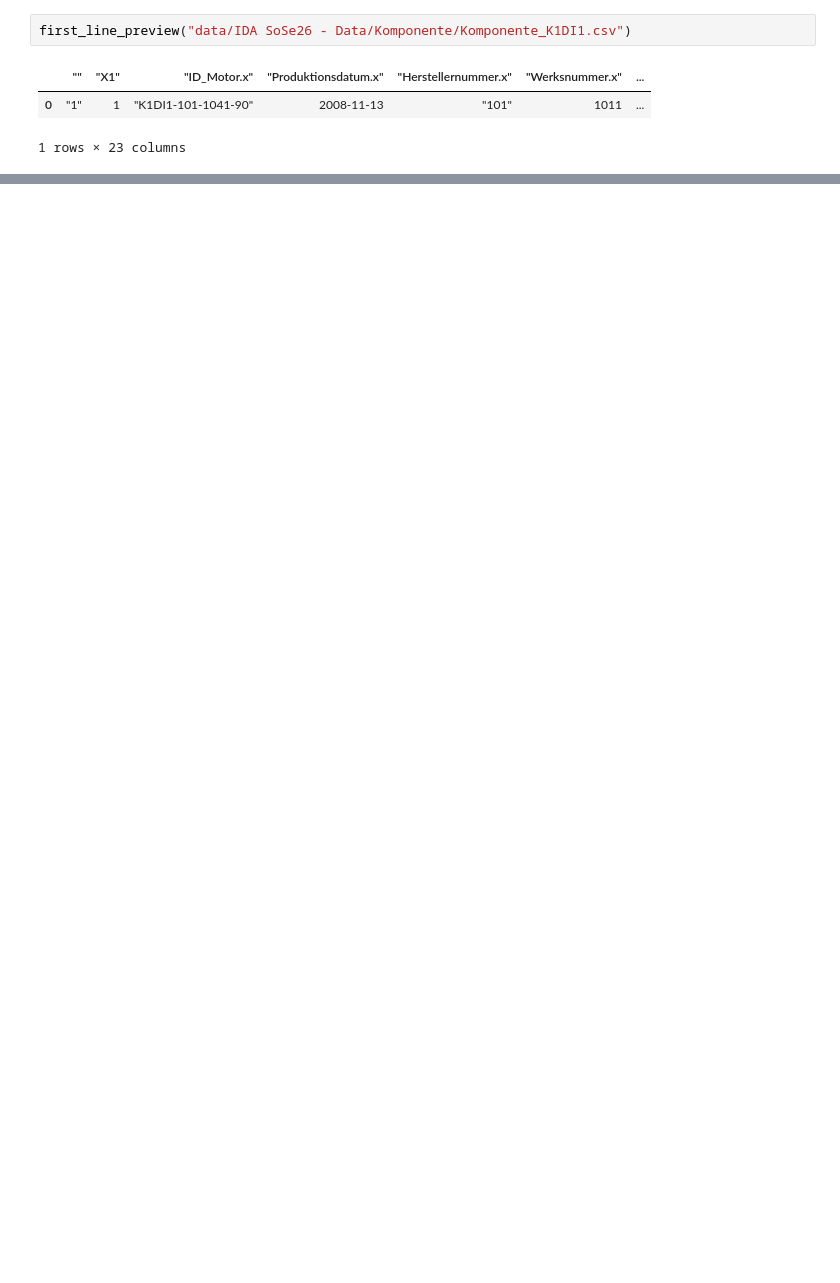
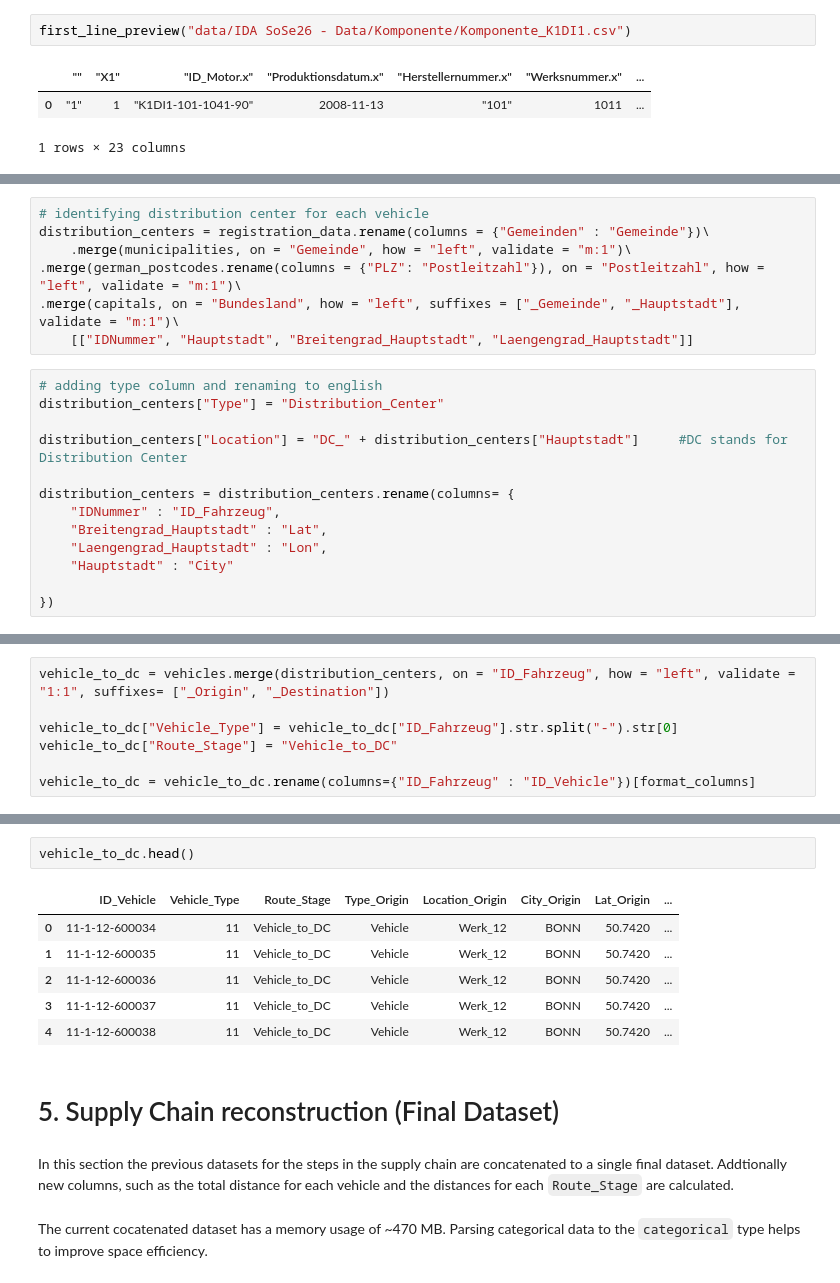
Before and after one commit to Kian7667/Car_Supply_Chain_Analysis, a Jupyter notebook: SoSe26_Case_Study_Group_11.ipynb, the cells around one changed output, grey strips where cells are left out. Drawn from its saved outputs; the diff is of its cells as text; blank space fills up the shorter version.

```diff
--- a/SoSe26_Case_Study_Group_11.ipynb
+++ b/SoSe26_Case_Study_Group_11.ipynb
@@ -366,0 +1461,20 @@ engine_k1di1_path = "data/IDA SoSe26 - Data/Komponente_K1DI1.csv"
+# %%
+# identifying distribution center for each vehicle
+distribution_centers = registration_data.rename(columns = {"Gemeinden" : "Gemeinde"})\
+    .merge(municipalities, on = "Gemeinde", how = "left", validate = "m:1")\
+.merge(german_postcodes.rename(columns = {"PLZ": "Postleitzahl"}), on = "Postleitzahl", how = "left", validate = "m:1")\
+.merge(capitals, on = "Bundesland", how = "left", suffixes = ["_Gemeinde", "_Hauptstadt"], validate = "m:1")\
+    [["IDNummer", "Hauptstadt", "Breitengrad_Hauptstadt", "Laengengrad_Hauptstadt"]]
+# %%
+# adding type column and renaming to english
+distribution_centers["Type"] = "Distribution_Center"
+
+distribution_centers["Location"] = "DC_" + distribution_centers["Hauptstadt"]     #DC stands for Distribution Center
+
+distribution_centers = distribution_centers.rename(columns= {
+    "IDNummer" : "ID_Fahrzeug",
+    "Breitengrad_Hauptstadt" : "Lat",
+    "Laengengrad_Hauptstadt" : "Lon",
+    "Hauptstadt" : "City"
+
+})
@@ -366,0 +1556,7 @@ engine_k1di1_path = "data/IDA SoSe26 - Data/Komponente_K1DI1.csv"
+# %%
+vehicle_to_dc = vehicles.merge(distribution_centers, on = "ID_Fahrzeug", how = "left", validate = "1:1", suffixes= ["_Origin", "_Destination"])
+
+vehicle_to_dc["Vehicle_Type"] = vehicle_to_dc["ID_Fahrzeug"].str.split("-").str[0]
+vehicle_to_dc["Route_Stage"] = "Vehicle_to_DC"
+
+vehicle_to_dc = vehicle_to_dc.rename(columns={"ID_Fahrzeug" : "ID_Vehicle"})[format_columns]
@@ -366,0 +1572,15 @@ engine_k1di1_path = "data/IDA SoSe26 - Data/Komponente_K1DI1.csv"
+# %%
+vehicle_to_dc.head()
+# %% [output]
+|  | ID_Vehicle | Vehicle_Type | Route_Stage | Type_Origin | Location_Origin | City_Origin | Lat_Origin | ... |
+| 0 | 11-1-12-600034 | 11 | Vehicle_to_DC | Vehicle | Werk_12 | BONN | 50.7420 | ... |
+| 1 | 11-1-12-600035 | 11 | Vehicle_to_DC | Vehicle | Werk_12 | BONN | 50.7420 | ... |
+| 2 | 11-1-12-600036 | 11 | Vehicle_to_DC | Vehicle | Werk_12 | BONN | 50.7420 | ... |
+| 3 | 11-1-12-600037 | 11 | Vehicle_to_DC | Vehicle | Werk_12 | BONN | 50.7420 | ... |
+| 4 | 11-1-12-600038 | 11 | Vehicle_to_DC | Vehicle | Werk_12 | BONN | 50.7420 | ... |
+# %% [markdown]
+# 5. Supply Chain reconstruction (Final Dataset)
+# %% [markdown]
+In this section the previous datasets for the steps in the supply chain are concatenated to a single final dataset. Addtionally new columns, such as the total distance for each vehicle and the distances for each `Route_Stage` are calculated.
+# %% [markdown]
+The current cocatenated dataset has a memory usage of ~470 MB. Parsing categorical data to the `categorical` type helps to improve space efficiency.
```
Also changed, not shown: parts of 215 cells of this notebook, 2 other files.
